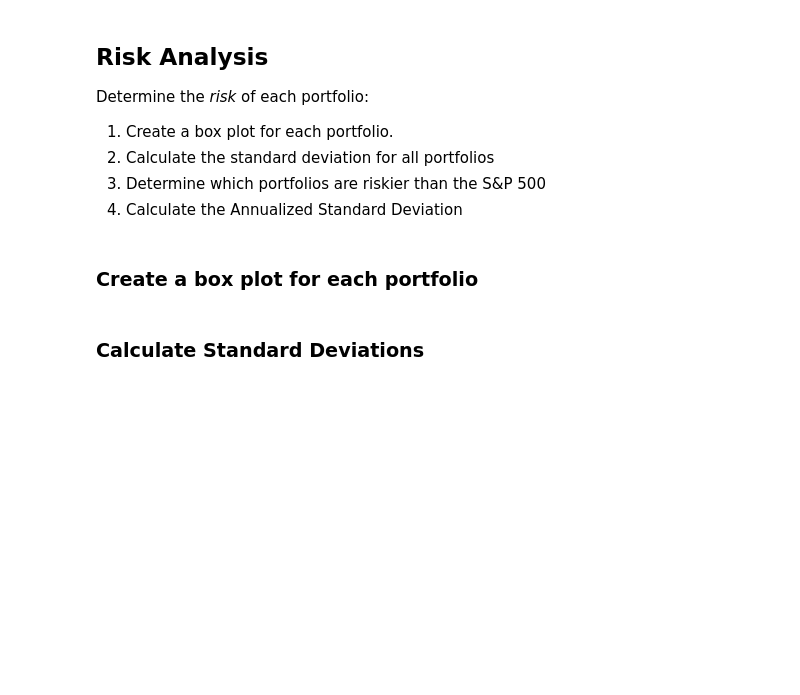
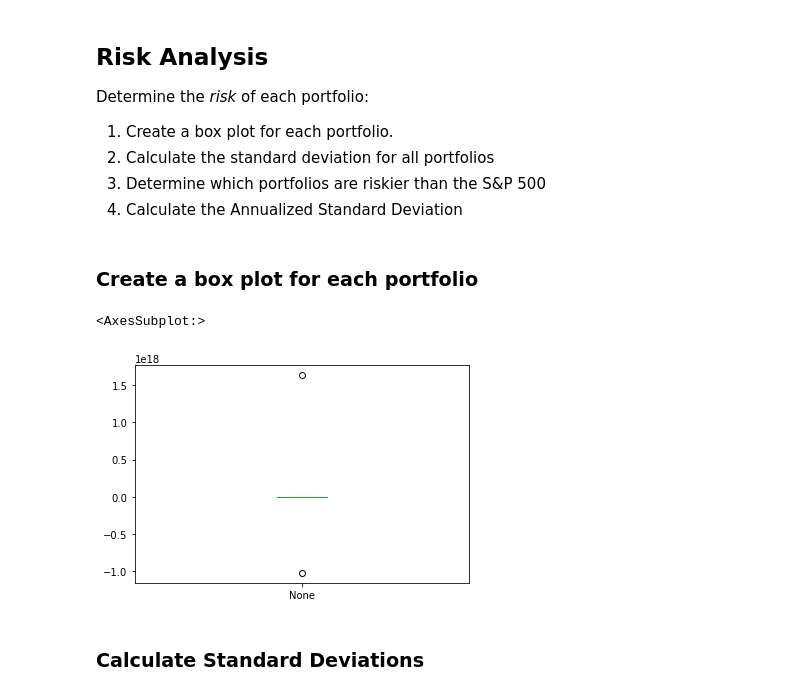
Before and after one commit to vdshulyak/python-pandas, a Jupyter notebook: whale_analysis.ipynb, the cells around one changed output. Saved outputs shown, nothing was run; the diff lists cells and outputs as text; code cells hidden in the pictures; blank space fills up the shorter version.

```diff
--- a/whale_analysis.ipynb
+++ b/whale_analysis.ipynb
@@ -100,6 +200,11 @@ Determine the _risk_ of each portfolio:
 ### Create a box plot for each portfolio
 # %%
 # Box plot to visually show risk
+
+cr.plot.box()
+# %% [output]
+<AxesSubplot:>
+[figure, added]
 # %% [markdown]
 ### Calculate Standard Deviations
 # %%
```
Also changed, not shown: parts of 28 cells of this notebook.
